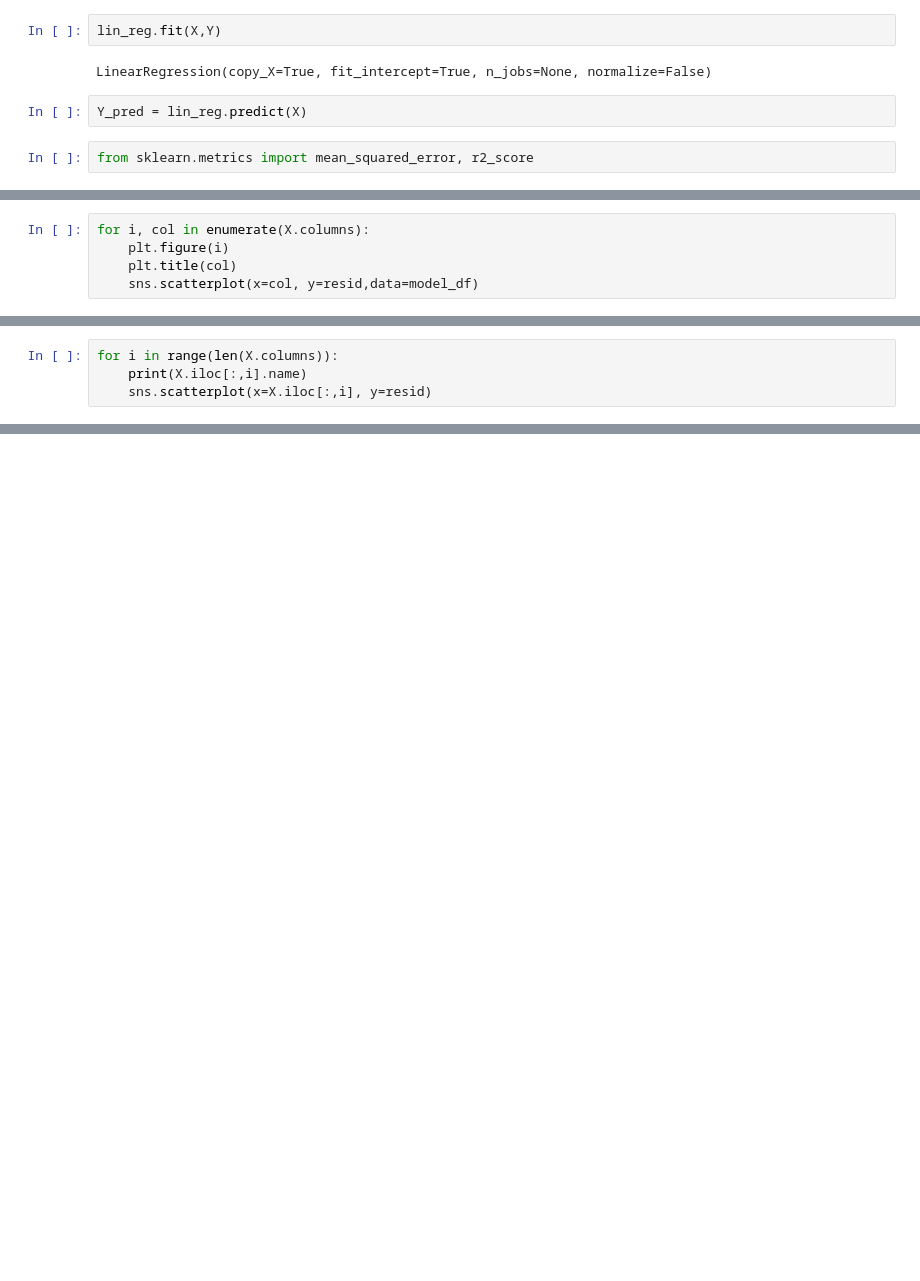
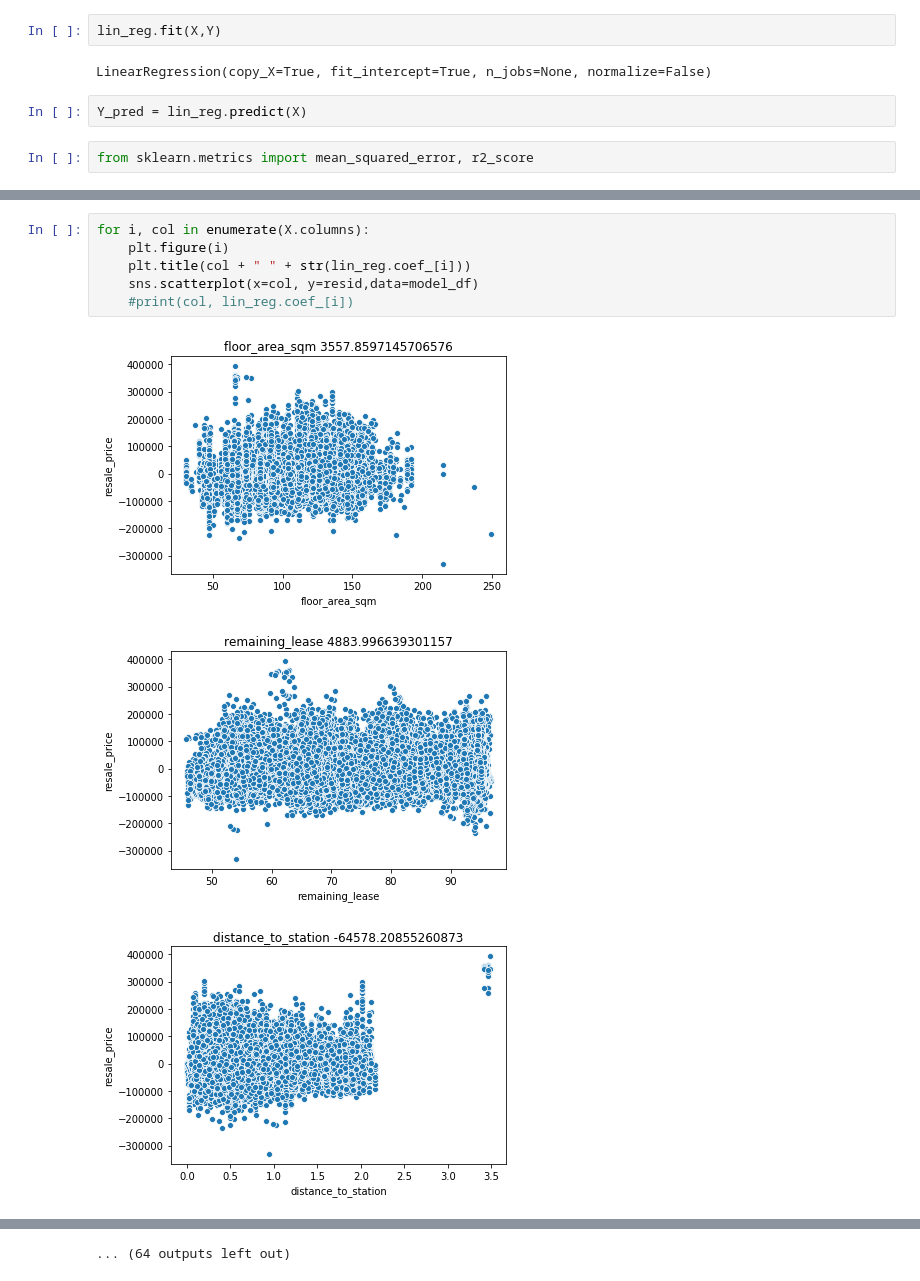
Before and after one commit to justinwyq/sg_property_prices, a Jupyter notebook: model/HDB Resale Price Analysis.ipynb, the cells around one changed output, grey strips where cells are left out. Saved outputs shown, nothing was run; the diff lists cells and outputs as text; blank space fills up the shorter version.

```diff
--- a/model/HDB Resale Price Analysis.ipynb
+++ b/model/HDB Resale Price Analysis.ipynb
@@ -582,5 +595,0 @@ sns.scatterplot(x=col, y=resid)
-# %%
-for i, col in enumerate(X.columns):
-    plt.figure(i)
-    plt.title(col)
-    sns.scatterplot(x=col, y=resid,data=model_df)
@@ -601,4 +595,0 @@ for i, col in enumerate(X.columns):
-# %%
-for i in range(len(X.columns)):
-    print(X.iloc[:,i].name)
-    sns.scatterplot(x=X.iloc[:,i], y=resid)
@@ -835,0 +666,10 @@ sns.scatterplot(x='distance_to_station',y='psf_price',data=hdb_df[(hdb_df.area>2
+# %%
+for i, col in enumerate(X.columns):
+    plt.figure(i)
+    plt.title(col + " " + str(lin_reg.coef_[i]))
+    sns.scatterplot(x=col, y=resid,data=model_df)
+    #print(col, lin_reg.coef_[i])
+# %% [output]
+[figure, added]
+[figure, added]
+[figure, added]
@@ -835,0 +685 @@ sns.scatterplot(x='distance_to_station',y='psf_price',data=hdb_df[(hdb_df.area>2
+... (64 outputs left out)
```
Also changed, not shown: parts of 67 cells of this notebook, 3 other files.
